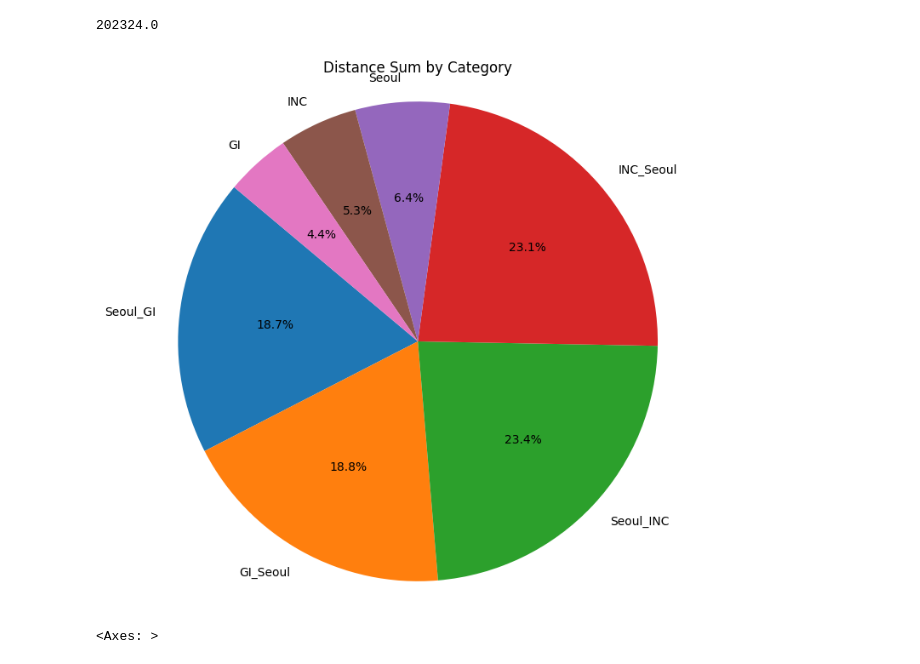
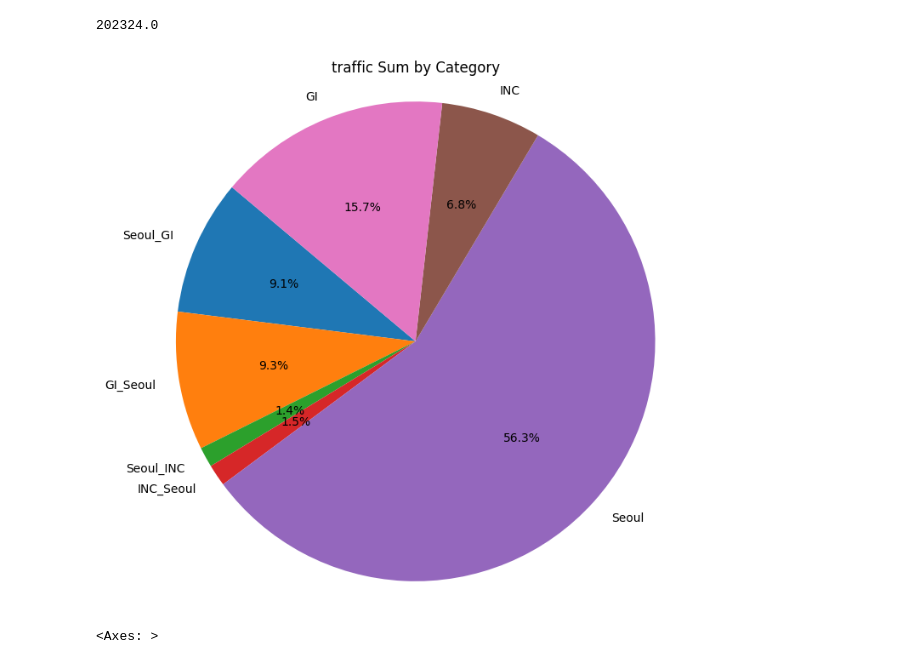
Before and after one commit to addinedu-ros-5th/eda-repo-3, a Jupyter notebook: eda_project.ipynb, the cells around one changed output. Cells and saved outputs as stored; diff of their text form; code cells hidden in the pictures.

```diff
--- a/eda_project.ipynb
+++ b/eda_project.ipynb
@@ -92,16 +92,16 @@ gi['distance'].sum()
 # %%
 import matplotlib.pyplot as plt
 
 labels = ['Seoul_GI', 'GI_Seoul', 'Seoul_INC', 'INC_Seoul', 'Seoul', 'INC', 'GI']
-values = [seoul_gi['distance'].sum(), gi_seoul['distance'].sum(), seoul_inc['distance'].sum(), inc_seoul['distance'].sum(), seoul['distance'].sum(), inc['distance'].sum(), gi['distance'].sum()]
+values = [seoul_gi['traffic'].sum(), gi_seoul['traffic'].sum(), seoul_inc['traffic'].sum(), inc_seoul['traffic'].sum(), seoul['traffic'].sum(), inc['traffic'].sum(), gi['traffic'].sum()]
 
 plt.figure(figsize=(8, 8))
 plt.pie(values, labels=labels, autopct='%1.1f%%', startangle=140)
 plt.axis('equal')
-plt.title('Distance Sum by Category')
+plt.title('traffic Sum by Category')
 plt.show()
 # %% [output]
-[figure, old version]
+[figure, new version]
 # %%
 seoul['distance'].plot()
 # %% [output]
```
Also changed, not shown: parts of 2 cells of this notebook.
